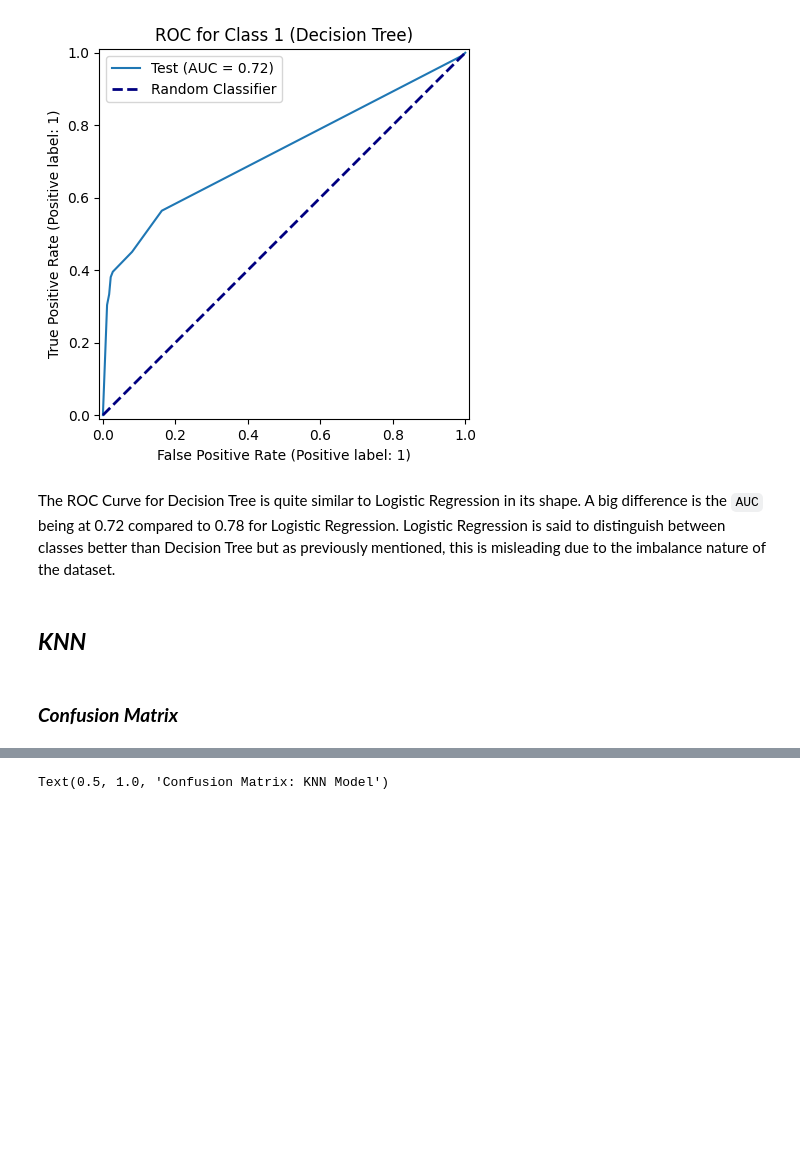
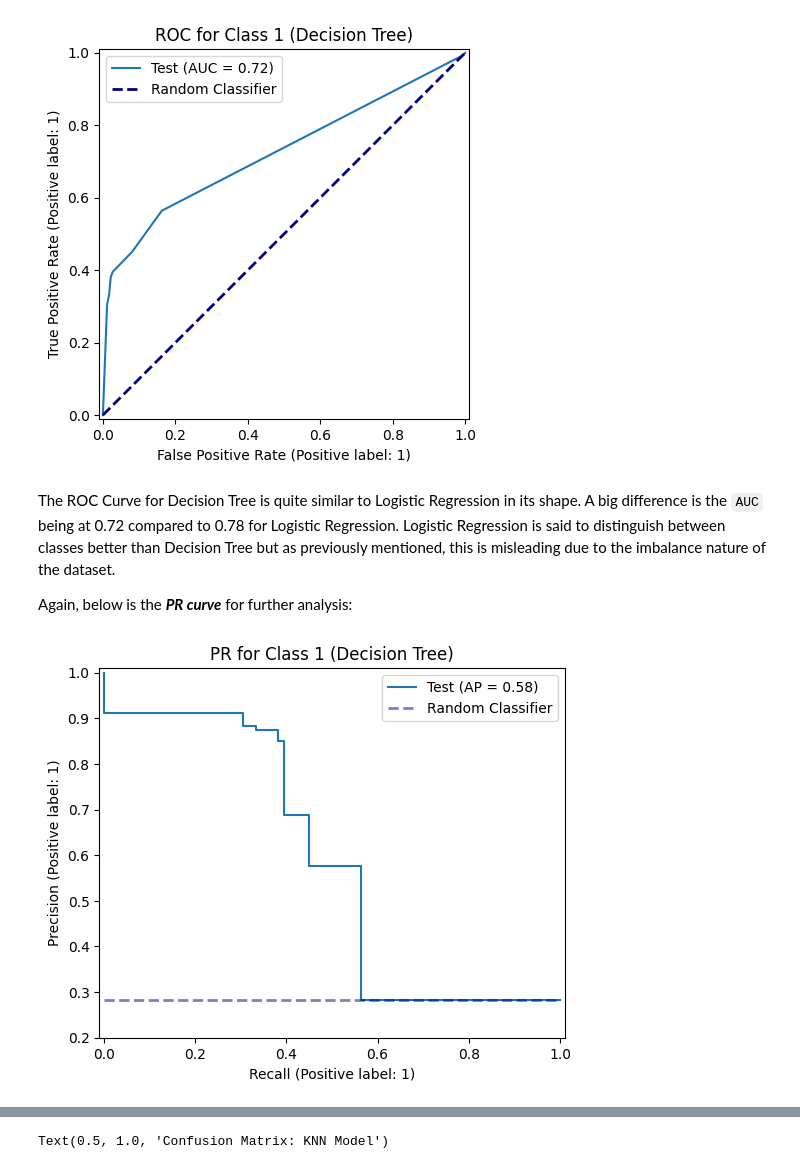
Before and after one commit to jiroamato/Stock-Trend-Prediction-With-NLP, a Jupyter notebook: notebooks/2-NLP-Preprocessing-Modelling.ipynb, the cells around one changed output, grey strips where cells are left out. Cells and saved outputs as stored; diff of their text form; code cells hidden in the pictures; blank space fills up the shorter version.

```diff
--- a/notebooks/2-NLP-Preprocessing-Modelling.ipynb
+++ b/notebooks/2-NLP-Preprocessing-Modelling.ipynb
@@ -682,7 +757,18 @@ plt.show()
 [figure]
 # %% [markdown]
 The ROC Curve for Decision Tree is quite similar to Logistic Regression in its shape. A big difference is the `AUC` being at 0.72 compared to 0.78 for Logistic Regression. Logistic Regression is said to distinguish between classes better than Decision Tree but as previously mentioned, this is misleading due to the imbalance nature of the dataset.
+
+Again, below is the ***PR curve*** for further analysis:
-# %% [markdown]
-## ***KNN***
-# %% [markdown]
-### ***Confusion Matrix***
+# %%
+# PR Curve
+baseline = (sum(y_test) / len(y_test))
+
+fig, ax = plt.subplots()
+PrecisionRecallDisplay.from_estimator(DT, X_test, y_test, name='Test', pos_label=1, ax=ax)
+plt.plot([0, 1], [baseline, baseline], alpha=0.5, color='navy', lw=2, ls='--', label='Random Classifier')
+plt.ylim(bottom=0.2)
+plt.legend()
+plt.title('PR for Class 1 (Decision Tree)')
+plt.show()
+# %% [output]
+[figure, added]
```
Also changed, not shown: parts of 126 cells of this notebook.
